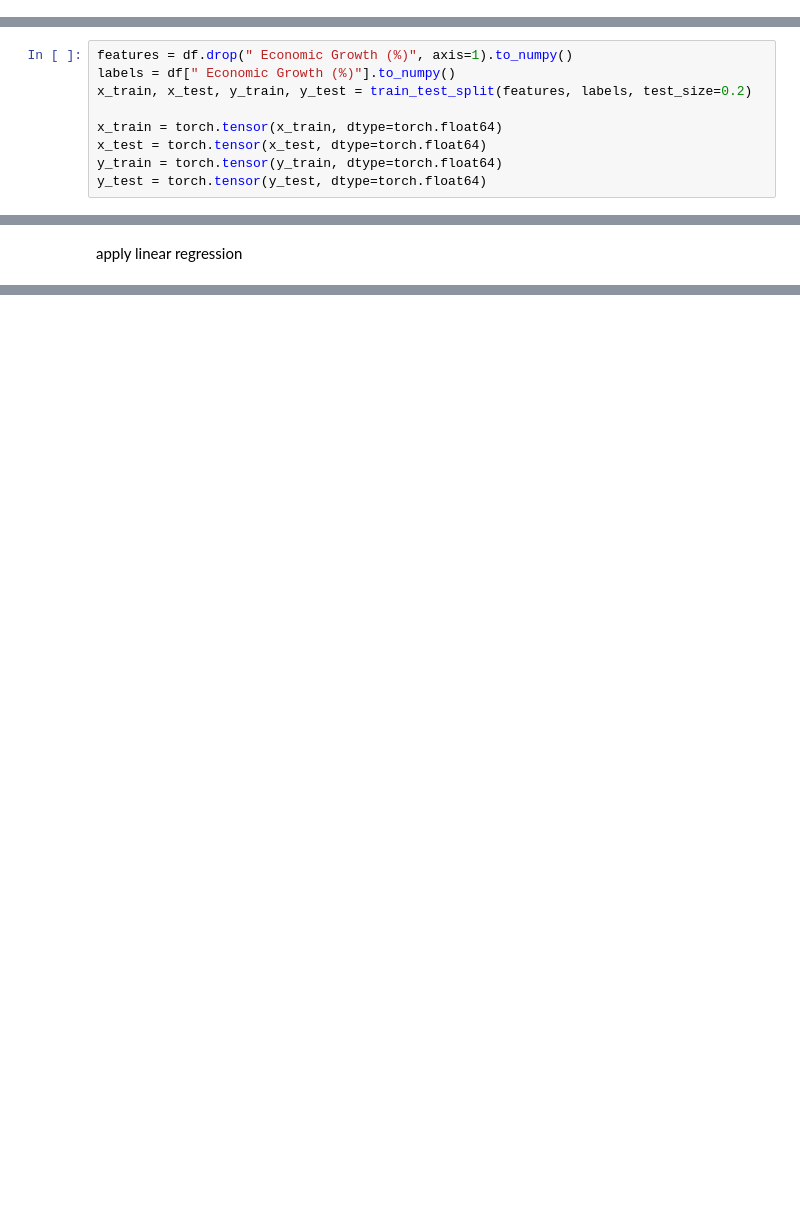
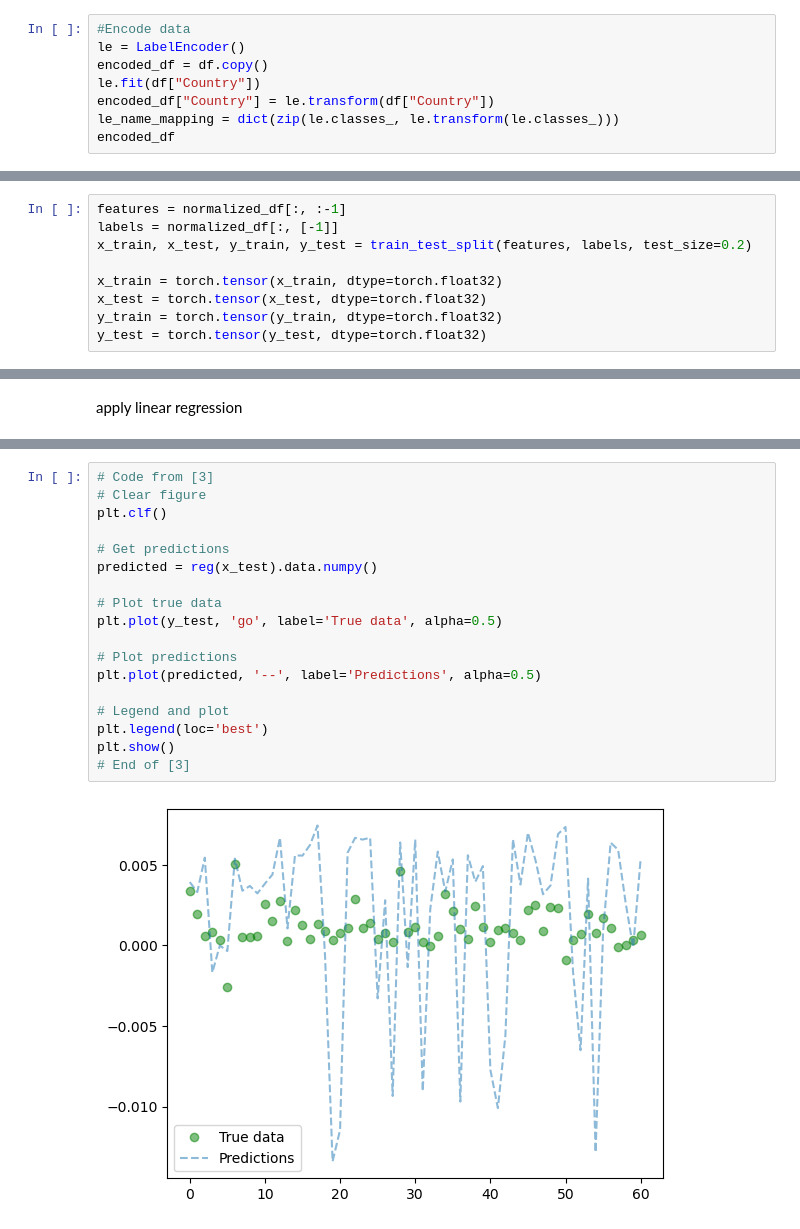
Before and after one commit to Aidan-Mulholland/Advanced-AI, a Jupyter notebook: main.ipynb, the cells around one changed output, grey strips where cells are left out. Cells and saved outputs as stored; diff of their text form; blank space fills up the shorter version.

```diff
--- a/main.ipynb
+++ b/main.ipynb
@@ -46,0 +47,8 @@ encode data
+# %%
+#Encode data
+le = LabelEncoder()
+encoded_df = df.copy()
+le.fit(df["Country"])
+encoded_df["Country"] = le.transform(df["Country"])
+le_name_mapping = dict(zip(le.classes_, le.transform(le.classes_)))
+encoded_df
@@ -47,11 +86,11 @@ encode data
 # %% [markdown]
 split data
 # %%
-features = df.drop(" Economic Growth (%)", axis=1).to_numpy()
-labels = df[" Economic Growth (%)"].to_numpy()
+features = normalized_df[:, :-1]
+labels = normalized_df[:, [-1]]
 x_train, x_test, y_train, y_test = train_test_split(features, labels, test_size=0.2)
 
-x_train = torch.tensor(x_train, dtype=torch.float64)
-x_test = torch.tensor(x_test, dtype=torch.float64)
-y_train = torch.tensor(y_train, dtype=torch.float64)
-y_test = torch.tensor(y_test, dtype=torch.float64)
+x_train = torch.tensor(x_train, dtype=torch.float32)
+x_test = torch.tensor(x_test, dtype=torch.float32)
+y_train = torch.tensor(y_train, dtype=torch.float32)
+y_test = torch.tensor(y_test, dtype=torch.float32)
@@ -95,3 +150,23 @@ TypeError: linear(): argument 'input' (position 1) must be Tensor, not DataFrame
+# %%
+# Code from [3]
+# Clear figure
+plt.clf()
+
+# Get predictions
+predicted = reg(x_test).data.numpy()
+
+# Plot true data
+plt.plot(y_test, 'go', label='True data', alpha=0.5)
+
+# Plot predictions
+plt.plot(predicted, '--', label='Predictions', alpha=0.5)
+
+# Legend and plot
+plt.legend(loc='best')
+plt.show()
+# End of [3]
+# %% [output]
+[figure, added]
 # %% [markdown]
 # References
 1. https://www.kaggle.com/datasets/adilshamim8/economic-indicators-and-inflation
```
Also changed, not shown: parts of 13 cells of this notebook, 1 other file.
